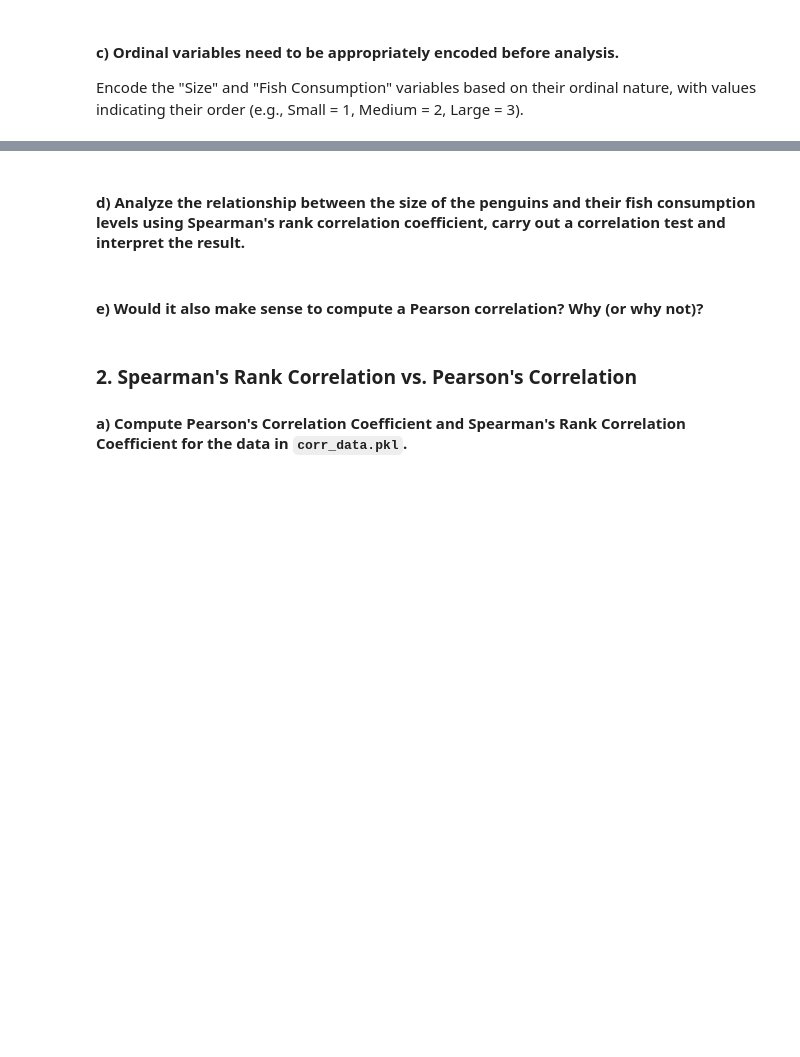
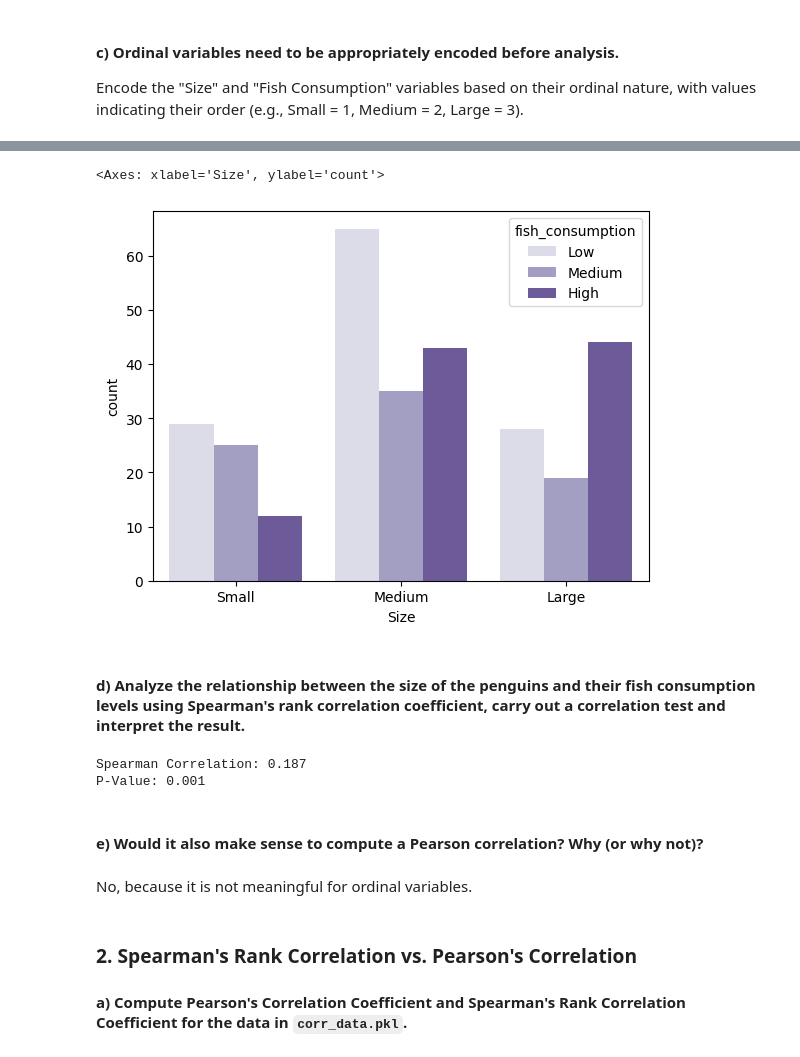
Before and after one commit to FaceEnte/Applied-Statistics, a Jupyter notebook: data/files_for_problem_sheets/sheet_12/rank_corr.ipynb, the cells around one changed output, grey strips where cells are left out. Cells and saved outputs as stored; diff of their text form; code cells hidden in the pictures; blank space fills up the shorter version.

```diff
--- a/data/files_for_problem_sheets/sheet_12/rank_corr.ipynb
+++ b/data/files_for_problem_sheets/sheet_12/rank_corr.ipynb
@@ -23,3 +50,11 @@ The dataset in `fish_consumption.pkl` consists of 300 simulated penguin records
 # %% [markdown]
 #### c) Ordinal variables need to be appropriately encoded before analysis.
 Encode the "Size" and "Fish Consumption" variables based on their ordinal nature, with values indicating their order (e.g., Small = 1, Medium = 2, Large = 3).
+# %%
+mapper_size = {'Small': 1, 'Medium': 2, 'Large': 3}
+data['Size_ordinal'] = data.Size.replace(mapper_size)
+
+mapper_fish = {'Low': 1, 'Medium': 2, 'High': 3}
+data['fish_consumption_ordinal'] = data.fish_consumption.replace(mapper_fish)
+
+data
@@ -26,7 +75,23 @@ Encode the "Size" and "Fish Consumption" variables based on their ordinal nature
+# %%
+data.sort_values(['Size_ordinal', 'fish_consumption_ordinal'], inplace=True)
+sns.countplot(x='Size', hue='fish_consumption', data=data, palette='Purples')
+# %% [output]
+<Axes: xlabel='Size', ylabel='count'>
+[figure, added]
 # %% [markdown]
 #### d) Analyze the relationship between the size of the penguins and their fish consumption levels using Spearman's rank correlation coefficient, carry out a correlation test and interpret the result.
+# %%
+spearman_corr, spearman_p_value = stats.spearmanr(data.Size_ordinal, data.fish_consumption_ordinal)
+
+print(f"Spearman Correlation: {spearman_corr:.3f}")
+print(f"P-Value: {spearman_p_value:.3f}")
+# %% [output]
+Spearman Correlation: 0.187
+P-Value: 0.001
 # %% [markdown]
 #### e) Would it also make sense to compute a Pearson correlation? Why (or why not)?
+# %% [markdown]
+No, because it is not meaningful for ordinal variables.
 # %% [markdown]
 ### 2. Spearman's Rank Correlation vs. Pearson's Correlation
 
```
Also changed, not shown: parts of 8 cells of this notebook, 2 other files.
